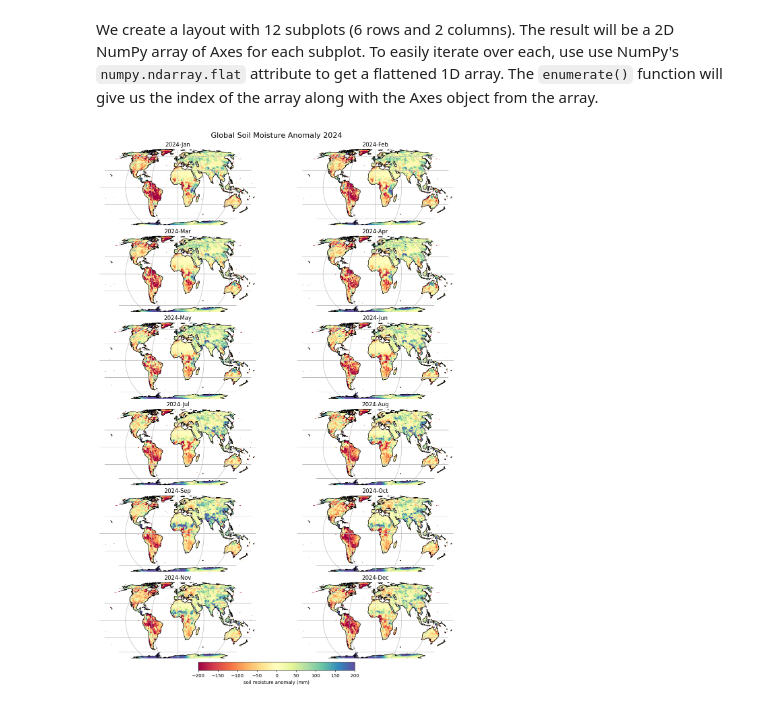
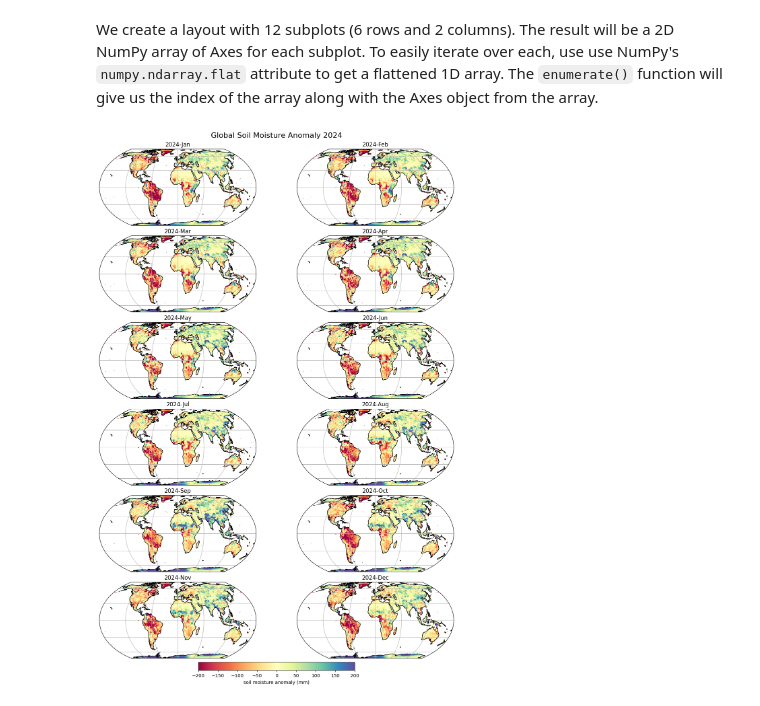
Before and after one commit to spatialthoughts/geopython-tutorials, a Jupyter notebook: notebooks/xarray_climate_anomaly.ipynb, the cells around one changed output. Drawn from its saved outputs; the diff is of its cells as text; code cells hidden in the pictures.

```diff
--- a/notebooks/xarray_climate_anomaly.ipynb
+++ b/notebooks/xarray_climate_anomaly.ipynb
@@ -114,31 +114,31 @@ We create a layout with 12 subplots (6 rows and 2 columns). The result will be a
 # %%
 projection = ccrs.EqualEarth()
 
 fig, axes = plt.subplots(6, 2, sharex=True, sharey=True,
                          constrained_layout=True,
                          subplot_kw={'projection': projection})
 fig.set_size_inches(11.7, 16.5)
 
 
 for index, ax in enumerate(axes.flat):
     data = anomaly2024.isel(time=index)
     im = data.plot(
         ax=ax,
         transform=ccrs.PlateCarree(),  # Data is in PlateCarree
         cmap='Spectral',
         vmin=-200, vmax=200,
         add_colorbar=False, add_labels=False)
     title = pd.to_datetime(data.time.values).strftime('%Y-%b')
     ax.set_title(title)
     ax.set_aspect('equal')
-    ax.set_axis_off()
+    # Add coastlines and gridlines
     ax.coastlines()
     ax.gridlines()
 
 # Place the colorbar spanning the two bottom axes
 fig.colorbar(im, ax=axes[5, :2], shrink=0.4, pad=0.05, location='bottom',
              label='soil moisture anomaly (mm)')
 fig.suptitle('Global Soil Moisture Anomaly 2024', fontsize=16)
 plt.show()
 # %% [output]
-[figure, old version]
+[figure, new version]
```
